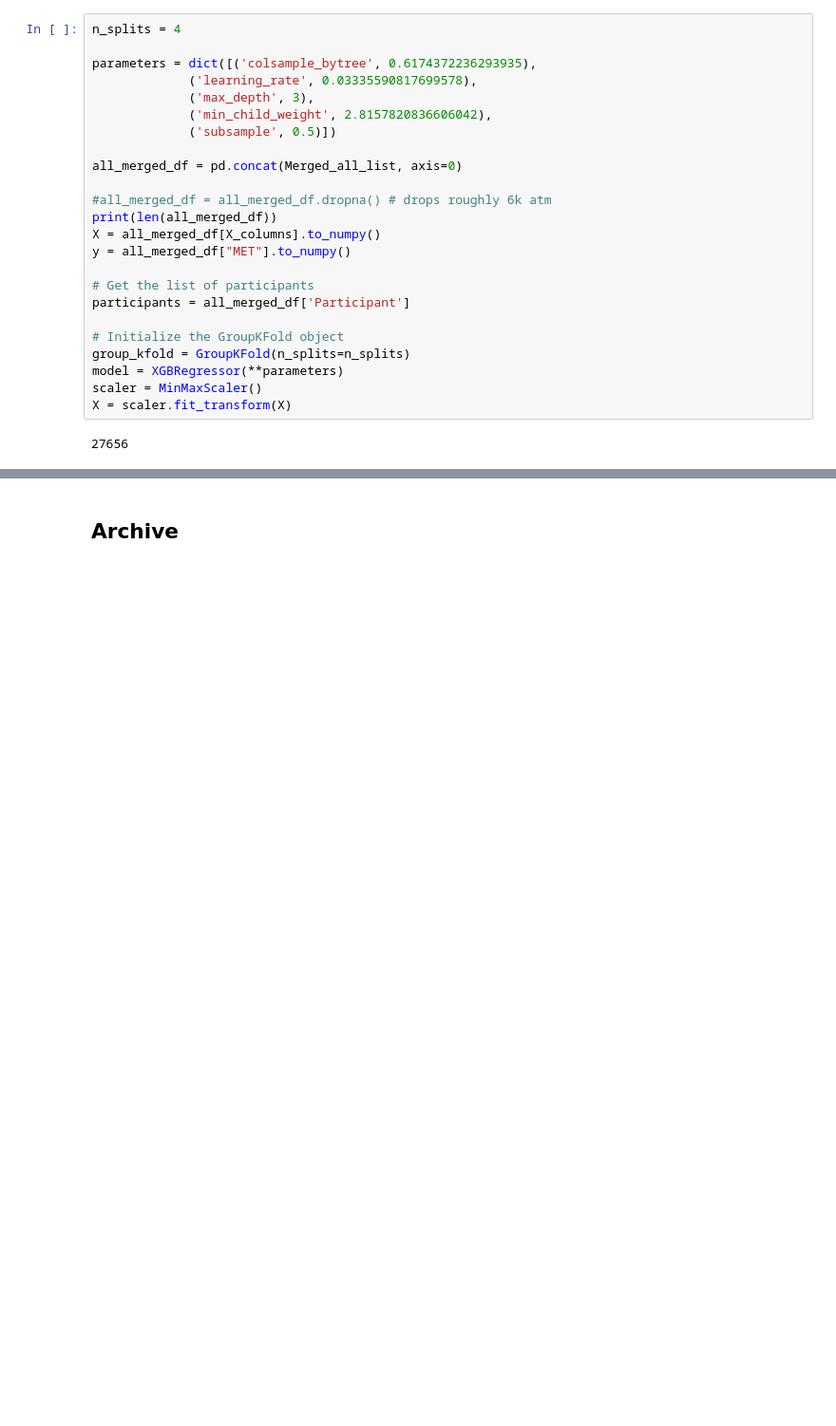
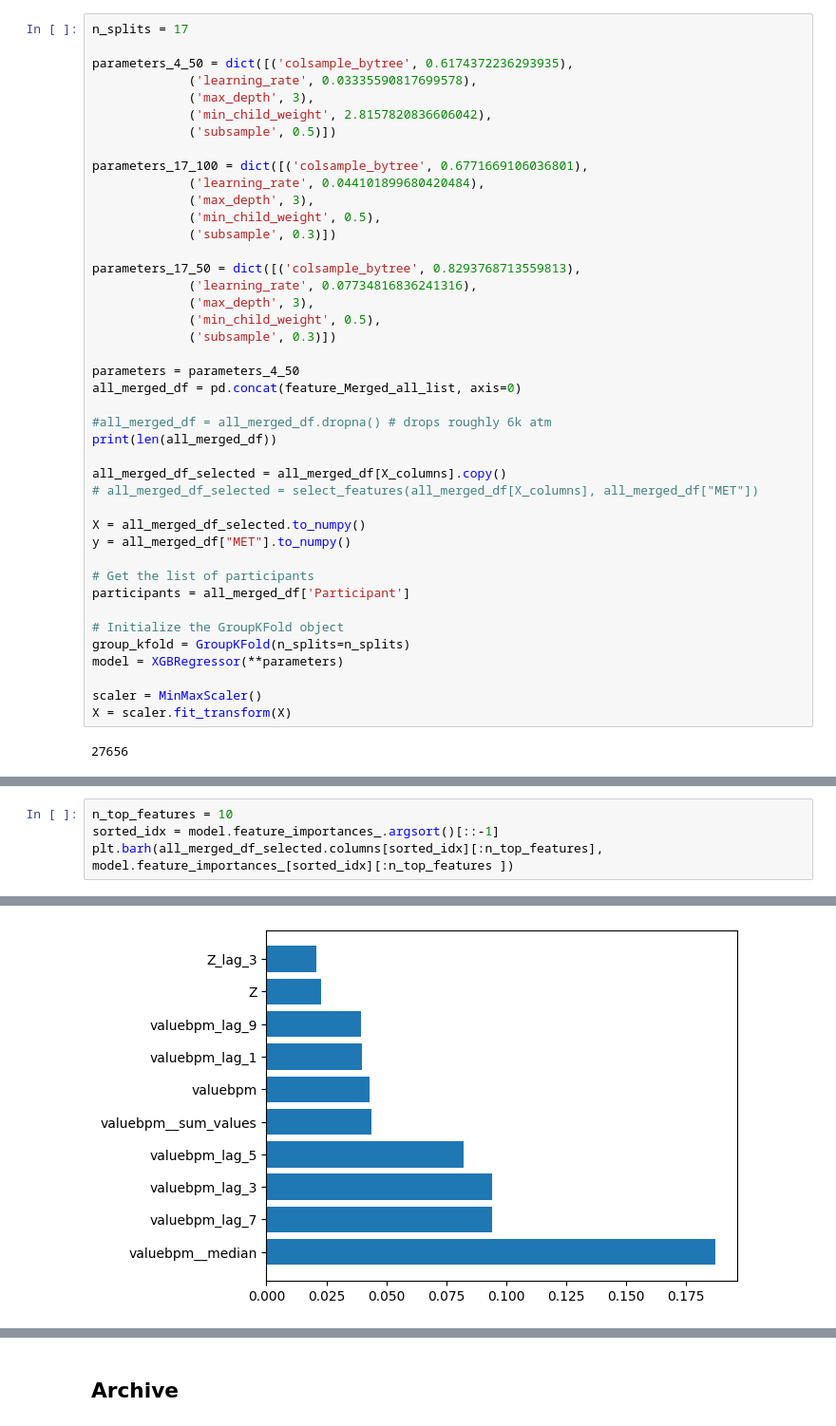
Before and after one commit to ConnorReed246/DataMiningProject, a Jupyter notebook: scripts/2_Prediction/prediction_all.ipynb, the cells around one changed output, grey strips where cells are left out. Shown at 95% size. Drawn from its saved outputs; the diff is of its cells as text; blank space fills up the shorter version.

```diff
--- a/scripts/2_Prediction/prediction_all.ipynb
+++ b/scripts/2_Prediction/prediction_all.ipynb
@@ -70,19 +91,36 @@ Timeseries prediction
 # %% [markdown]
 ## All Data without timestamp
 # %%
-n_splits = 4
+n_splits = 17
 
-parameters = dict([('colsample_bytree', 0.6174372236293935),
+parameters_4_50 = dict([('colsample_bytree', 0.6174372236293935),
              ('learning_rate', 0.03335590817699578),
              ('max_depth', 3),
              ('min_child_weight', 2.8157820836606042),
              ('subsample', 0.5)])
 
-all_merged_df = pd.concat(Merged_all_list, axis=0)
+parameters_17_100 = dict([('colsample_bytree', 0.6771669106036801),
+             ('learning_rate', 0.044101899680420484),
+             ('max_depth', 3),
+             ('min_child_weight', 0.5),
+             ('subsample', 0.3)])
+
+parameters_17_50 = dict([('colsample_bytree', 0.8293768713559813),
+             ('learning_rate', 0.07734816836241316),
+             ('max_depth', 3),
+             ('min_child_weight', 0.5),
+             ('subsample', 0.3)])
+
+parameters = parameters_4_50
+all_merged_df = pd.concat(feature_Merged_all_list, axis=0)
 
 #all_merged_df = all_merged_df.dropna() # drops roughly 6k atm
 print(len(all_merged_df))
-X = all_merged_df[X_columns].to_numpy()
+
+all_merged_df_selected = all_merged_df[X_columns].copy()
+# all_merged_df_selected = select_features(all_merged_df[X_columns], all_merged_df["MET"])
+
+X = all_merged_df_selected.to_numpy()
 y = all_merged_df["MET"].to_numpy()
 
 # Get the list of participants
@@ -91,6 +129,7 @@ participants = all_merged_df['Participant']
 # Initialize the GroupKFold object
 group_kfold = GroupKFold(n_splits=n_splits)
 model = XGBRegressor(**parameters)
+
 scaler = MinMaxScaler()
 X = scaler.fit_transform(X)
 # %% [output]
@@ -135,0 +236,5 @@ Test participants: ['P7' 'P8' 'P13' 'P14' 'P16']
+# %%
+n_top_features = 10
+sorted_idx = model.feature_importances_.argsort()[::-1]
+plt.barh(all_merged_df_selected.columns[sorted_idx][:n_top_features], model.feature_importances_[sorted_idx][:n_top_features ])
+# %% [output]
@@ -135,0 +242 @@ Test participants: ['P7' 'P8' 'P13' 'P14' 'P16']
+[figure, added]
```
Also changed, not shown: parts of 16 cells of this notebook, 3 other files.
